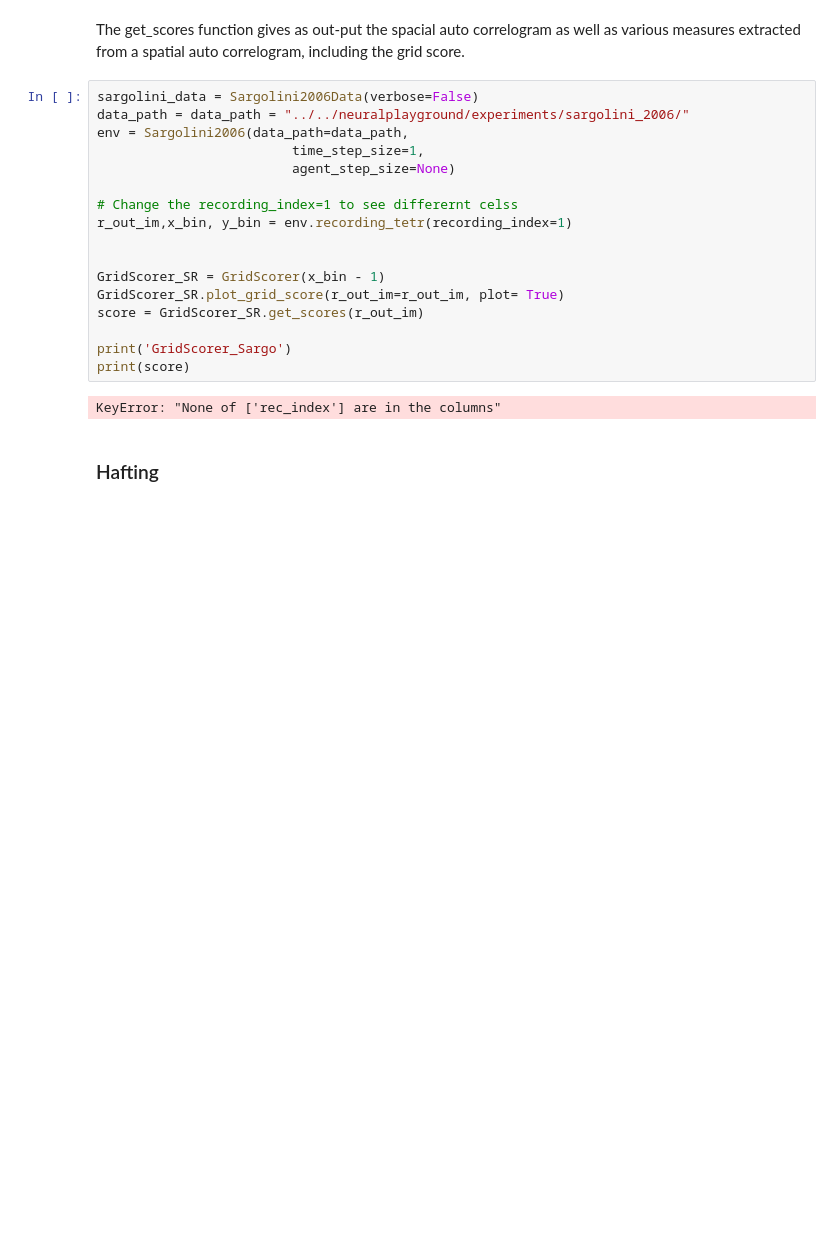
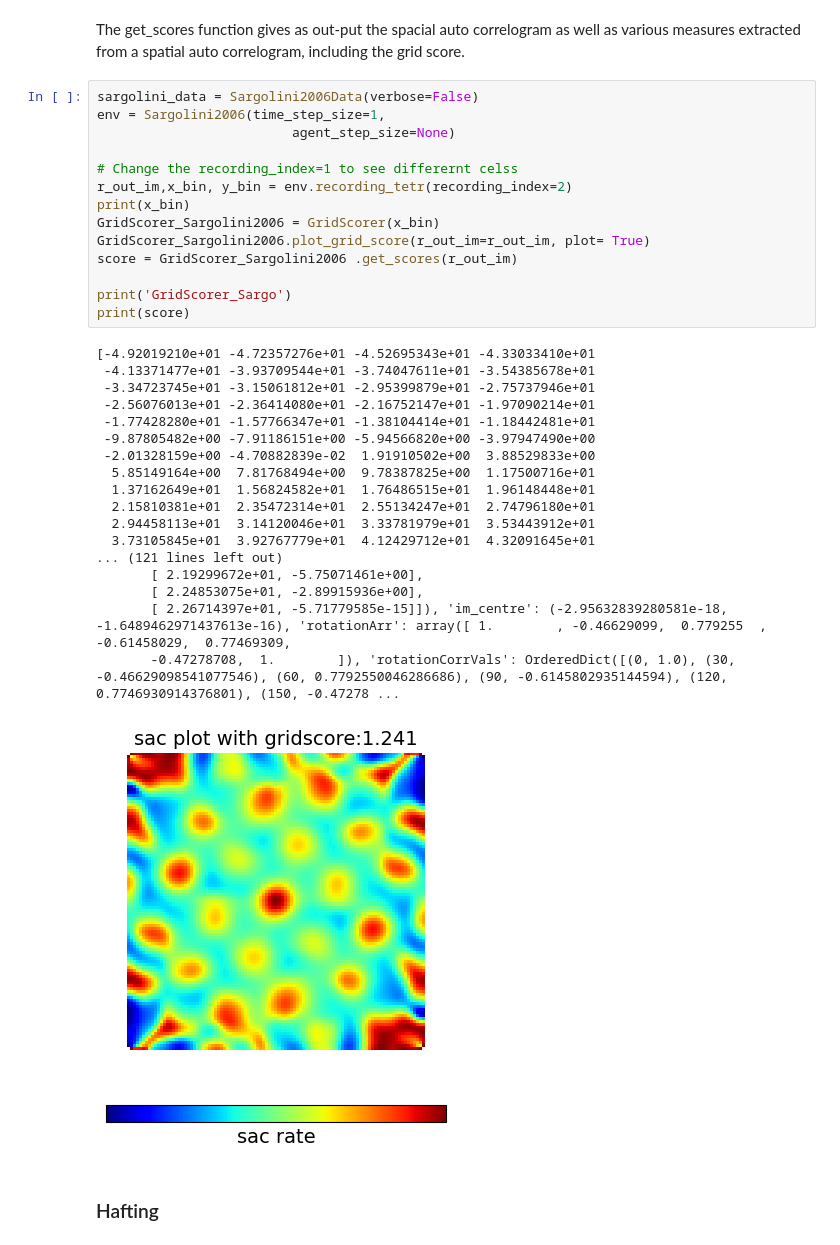
Before and after one commit to SainsburyWellcomeCentre/NeuralPlayground, a Jupyter notebook: examples/comparisons_examples/comparison_examples_score.ipynb, the cells around one changed output. Cells and saved outputs as stored; diff of their text form; blank space fills up the shorter version.

```diff
--- a/examples/comparisons_examples/comparison_examples_score.ipynb
+++ b/examples/comparisons_examples/comparison_examples_score.ipynb
@@ -36,23 +36,37 @@ We compute the gridness score for various experimental recordings
 The get_scores function gives as out-put the spacial auto correlogram as well as various measures extracted from a spatial auto correlogram, including the grid score.
 # %%
 sargolini_data = Sargolini2006Data(verbose=False)
-data_path = data_path = "../../neuralplayground/experiments/sargolini_2006/"
-env = Sargolini2006(data_path=data_path,
-                         time_step_size=1,
+env = Sargolini2006(time_step_size=1,
                          agent_step_size=None)
 
 # Change the recording_index=1 to see differernt celss
-r_out_im,x_bin, y_bin = env.recording_tetr(recording_index=1)
-
-
-GridScorer_SR = GridScorer(x_bin - 1)
-GridScorer_SR.plot_grid_score(r_out_im=r_out_im, plot= True)
-score = GridScorer_SR.get_scores(r_out_im)
+r_out_im,x_bin, y_bin = env.recording_tetr(recording_index=2)
+print(x_bin)
+GridScorer_Sargolini2006 = GridScorer(x_bin)
+GridScorer_Sargolini2006.plot_grid_score(r_out_im=r_out_im, plot= True)
+score = GridScorer_Sargolini2006 .get_scores(r_out_im)
 
 print('GridScorer_Sargo')
 print(score)
 # %% [output]
-KeyError: "None of ['rec_index'] are in the columns"
+[-4.92019210e+01 -4.72357276e+01 -4.52695343e+01 -4.33033410e+01
+ -4.13371477e+01 -3.93709544e+01 -3.74047611e+01 -3.54385678e+01
+ -3.34723745e+01 -3.15061812e+01 -2.95399879e+01 -2.75737946e+01
+ -2.56076013e+01 -2.36414080e+01 -2.16752147e+01 -1.97090214e+01
+ -1.77428280e+01 -1.57766347e+01 -1.38104414e+01 -1.18442481e+01
+ -9.87805482e+00 -7.91186151e+00 -5.94566820e+00 -3.97947490e+00
+ -2.01328159e+00 -4.70882839e-02  1.91910502e+00  3.88529833e+00
+  5.85149164e+00  7.81768494e+00  9.78387825e+00  1.17500716e+01
+  1.37162649e+01  1.56824582e+01  1.76486515e+01  1.96148448e+01
+  2.15810381e+01  2.35472314e+01  2.55134247e+01  2.74796180e+01
+  2.94458113e+01  3.14120046e+01  3.33781979e+01  3.53443912e+01
+  3.73105845e+01  3.92767779e+01  4.12429712e+01  4.32091645e+01
+... (121 lines left out)
+       [ 2.19299672e+01, -5.75071461e+00],
+       [ 2.24853075e+01, -2.89915936e+00],
+       [ 2.26714397e+01, -5.71779585e-15]]), 'im_centre': (-2.95632839280581e-18, -1.6489462971437613e-16), 'rotationArr': array([ 1.        , -0.46629099,  0.779255  , -0.61458029,  0.77469309,
+       -0.47278708,  1.        ]), 'rotationCorrVals': OrderedDict([(0, 1.0), (30, -0.46629098541077546), (60, 0.7792550046286686), (90, -0.6145802935144594), (120, 0.7746930914376801), (150, -0.47278 ...
+[figure, added]
 # %% [markdown]
 ###  Hafting
 # %%
```
Also changed, not shown: parts of 18 cells of this notebook.
